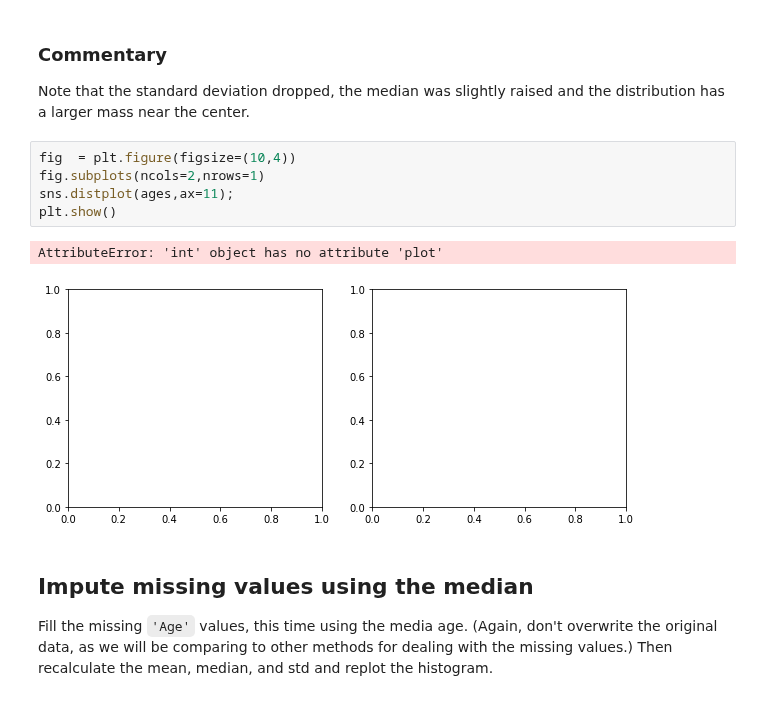
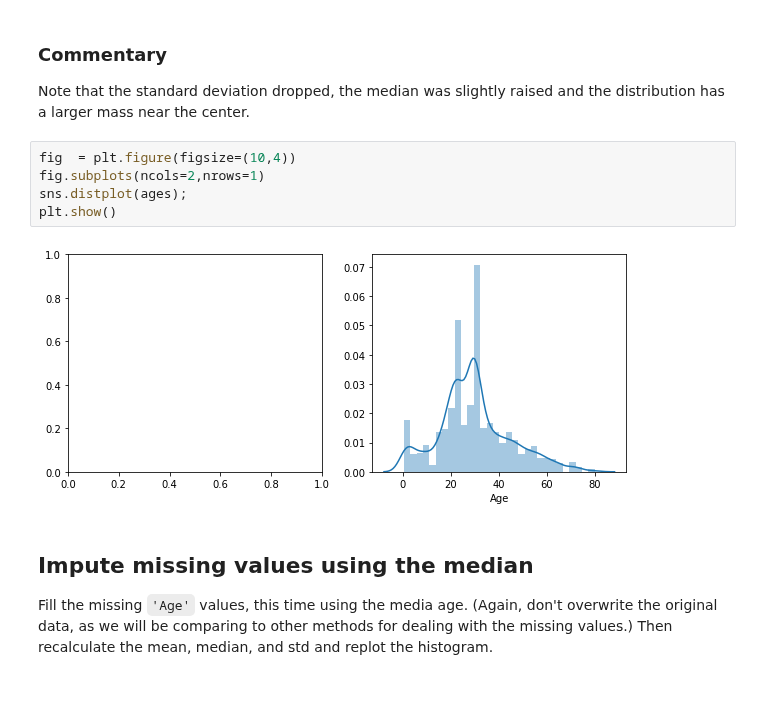
Before and after one commit to OsterMendel/dsc-more-on-missing-data-lab-nyc-ds-021720, a Jupyter notebook: index.ipynb, the cells around one changed output. Cells and saved outputs as stored; diff of their text form.

```diff
--- a/index.ipynb
+++ b/index.ipynb
@@ -136,11 +136,10 @@ Note that the standard deviation dropped, the median was slightly raised and the
 # %%
 fig  = plt.figure(figsize=(10,4))
 fig.subplots(ncols=2,nrows=1)
-sns.distplot(ages,ax=11);
+sns.distplot(ages);
 plt.show()
 # %% [output]
-AttributeError: 'int' object has no attribute 'plot'
-[figure, old version]
+[figure, new version]
 # %% [markdown]
 ## Impute missing values using the median
 
```
